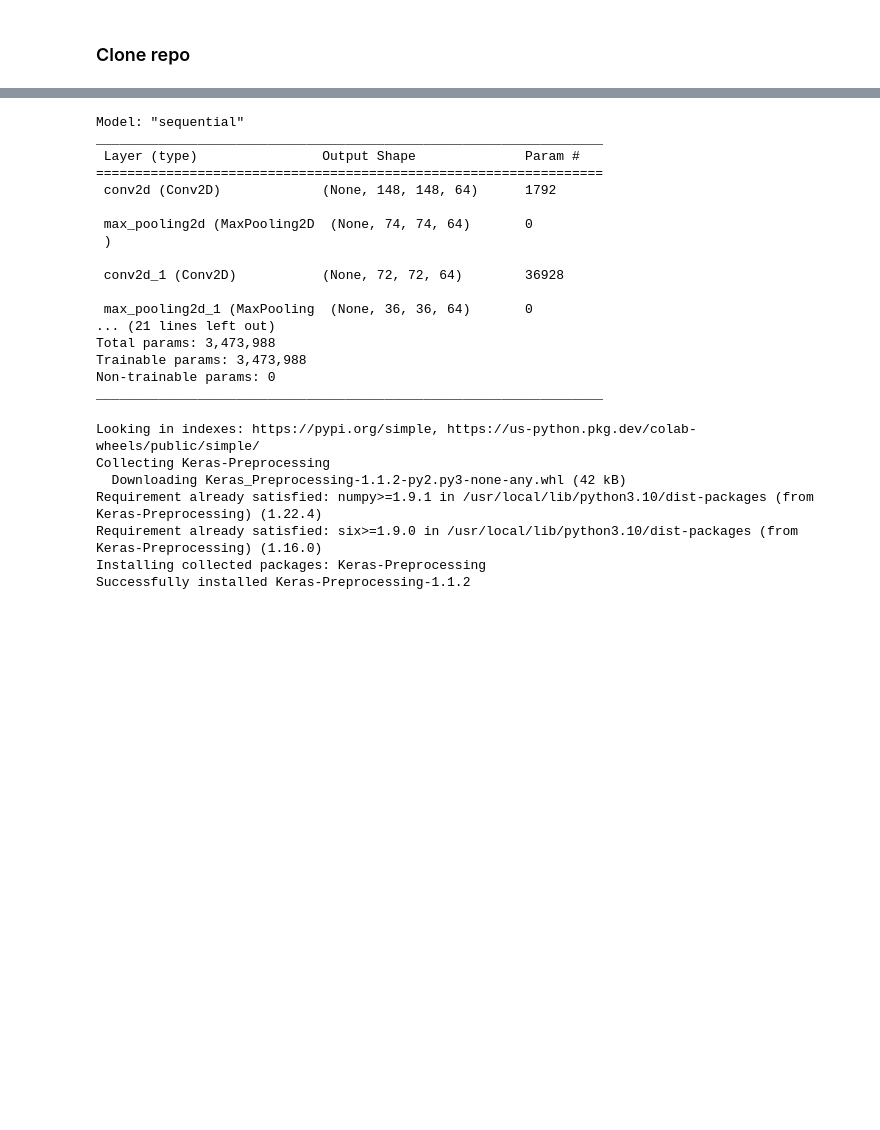
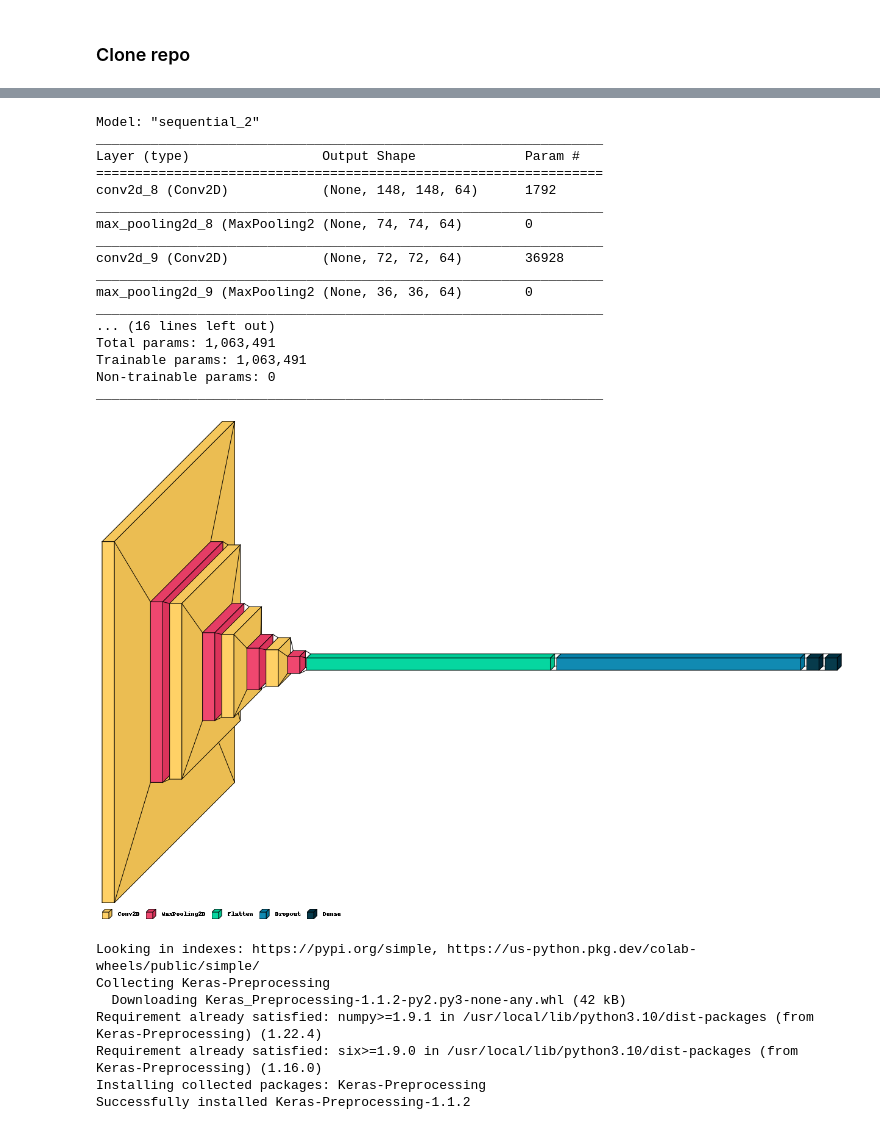
Before and after one commit to Tanaya-id/tanaya-capstone, a Jupyter notebook: notebooks/model.ipynb, the cells around one changed output, grey strips where cells are left out. Cells and saved outputs as stored; diff of their text form; code cells hidden in the pictures; blank space fills up the shorter version.

```diff
--- a/notebooks/model.ipynb
+++ b/notebooks/model.ipynb
@@ -52,46 +51,51 @@ for i, img_path in enumerate(next_alluvial):
 # %%
 import tensorflow as tf
 
 model = tf.keras.models.Sequential([
     # Note the input shape is the desired size of the image 150x150 with 3 bytes color
     # This is the first convolution
     tf.keras.layers.Conv2D(64, (3,3), activation='relu', input_shape=(150, 150, 3)),
     tf.keras.layers.MaxPooling2D(2, 2),
     # The second convolution
     tf.keras.layers.Conv2D(64, (3,3), activation='relu'),
     tf.keras.layers.MaxPooling2D(2,2),
     # The third convolution
     tf.keras.layers.Conv2D(128, (3,3), activation='relu'),
     tf.keras.layers.MaxPooling2D(2,2),
     # The fourth convolution
     tf.keras.layers.Conv2D(128, (3,3), activation='relu'),
     tf.keras.layers.MaxPooling2D(2,2),
     # Flatten the results to feed into a DNN
     tf.keras.layers.Flatten(),
     tf.keras.layers.Dropout(0.5),
-    tf.keras.layers.Dense(512, activation='relu'),
-    tf.keras.layers.Dense(4, activation='softmax')
+    tf.keras.layers.Dense(128, activation='relu'),
+    tf.keras.layers.Dense(3, activation='softmax')
 ])
 
 # Print the model summary
 model.summary()
+
+#! pip install visualkeras
+import visualkeras
+visualkeras.layered_view(model, legend=True)
 # %% [output]
-Model: "sequential"
+Model: "sequential_2"
 _________________________________________________________________
- Layer (type)                Output Shape              Param #
+Layer (type)                 Output Shape              Param #
 =================================================================
- conv2d (Conv2D)             (None, 148, 148, 64)      1792
-
- max_pooling2d (MaxPooling2D  (None, 74, 74, 64)       0
- )
-
- conv2d_1 (Conv2D)           (None, 72, 72, 64)        36928
-
- max_pooling2d_1 (MaxPooling  (None, 36, 36, 64)       0
-... (21 lines left out)
-Total params: 3,473,988
-Trainable params: 3,473,988
+conv2d_8 (Conv2D)            (None, 148, 148, 64)      1792
+_________________________________________________________________
+max_pooling2d_8 (MaxPooling2 (None, 74, 74, 64)        0
+_________________________________________________________________
+conv2d_9 (Conv2D)            (None, 72, 72, 64)        36928
+_________________________________________________________________
+max_pooling2d_9 (MaxPooling2 (None, 36, 36, 64)        0
+_________________________________________________________________
+... (16 lines left out)
+Total params: 1,063,491
+Trainable params: 1,063,491
 Non-trainable params: 0
 _________________________________________________________________
+[figure, added]
 # %%
 # Set the training parameters
```
Also changed, not shown: parts of 10 cells of this notebook, 26 other files.
